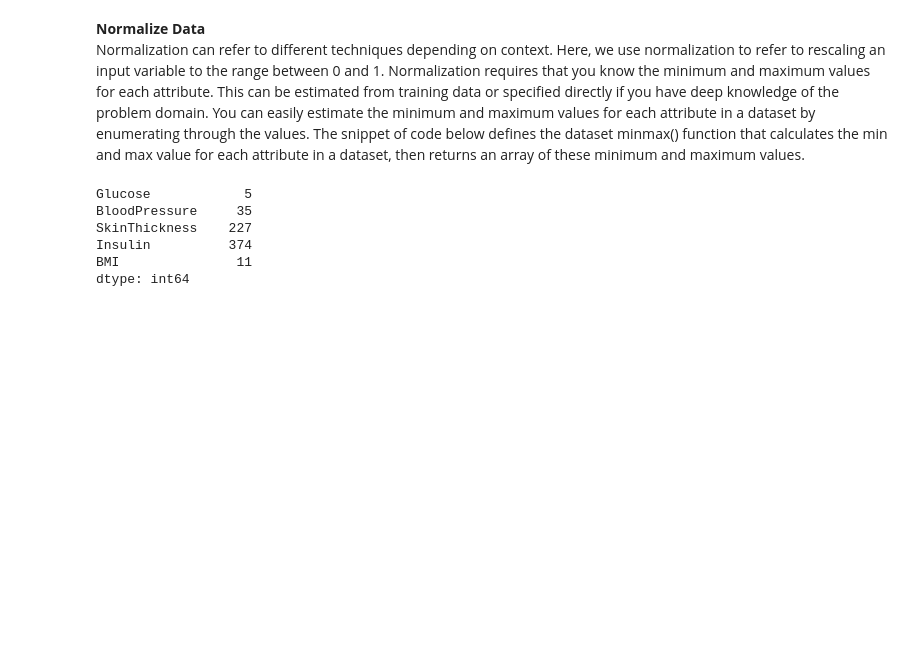
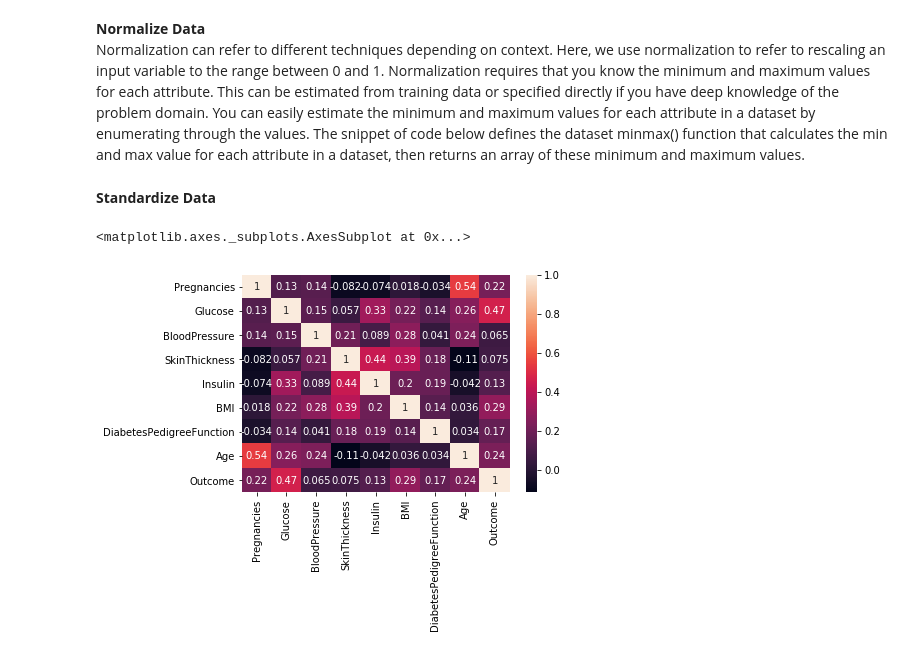
Before and after one commit to kp-algomaster/Data_PreProcessing_with_Python, a Jupyter notebook: data_pre-processing.ipynb, the cells around one changed output. Drawn from its saved outputs; the diff is of its cells as text; code cells hidden in the pictures; blank space fills up the shorter version.

```diff
--- a/data_pre-processing.ipynb
+++ b/data_pre-processing.ipynb
@@ -422,15 +416,11 @@ sns.pairplot(pima_df[['Pregnancies', 'Glucose', 'BloodPressure', 'SkinThickness'
 **Normalize Data**<br>
 Normalization can refer to different techniques depending on context. Here, we use normalization to refer to rescaling an input variable to the range between 0 and 1. Normalization requires that you know the minimum and maximum values for each attribute.
 This can be estimated from training data or specified directly if you have deep knowledge of the problem domain. You can easily estimate the minimum and maximum values for each attribute in a dataset by enumerating through the values. The snippet of code below defines the dataset minmax() function that calculates the min and max value for each attribute in a dataset, then returns an array of these minimum and maximum values.
-# %%
-print((pima_df[['Glucose', 'BloodPressure', 'SkinThickness', 'Insulin', 'BMI']] == 0).sum())
-# %% [output]
-Glucose            5
-BloodPressure     35
-SkinThickness    227
-Insulin          374
-BMI               11
-dtype: int64
+# %% [markdown]
+**Standardize Data**
 # %%
-corr = pima[pima.columns].corr()
+corr = pima_df[pima_df.columns].corr()
 sns.heatmap(corr, annot = True)
+# %% [output]
+<matplotlib.axes._subplots.AxesSubplot at 0x...>
+[figure, added]
```
Also changed, not shown: parts of 20 cells of this notebook.
